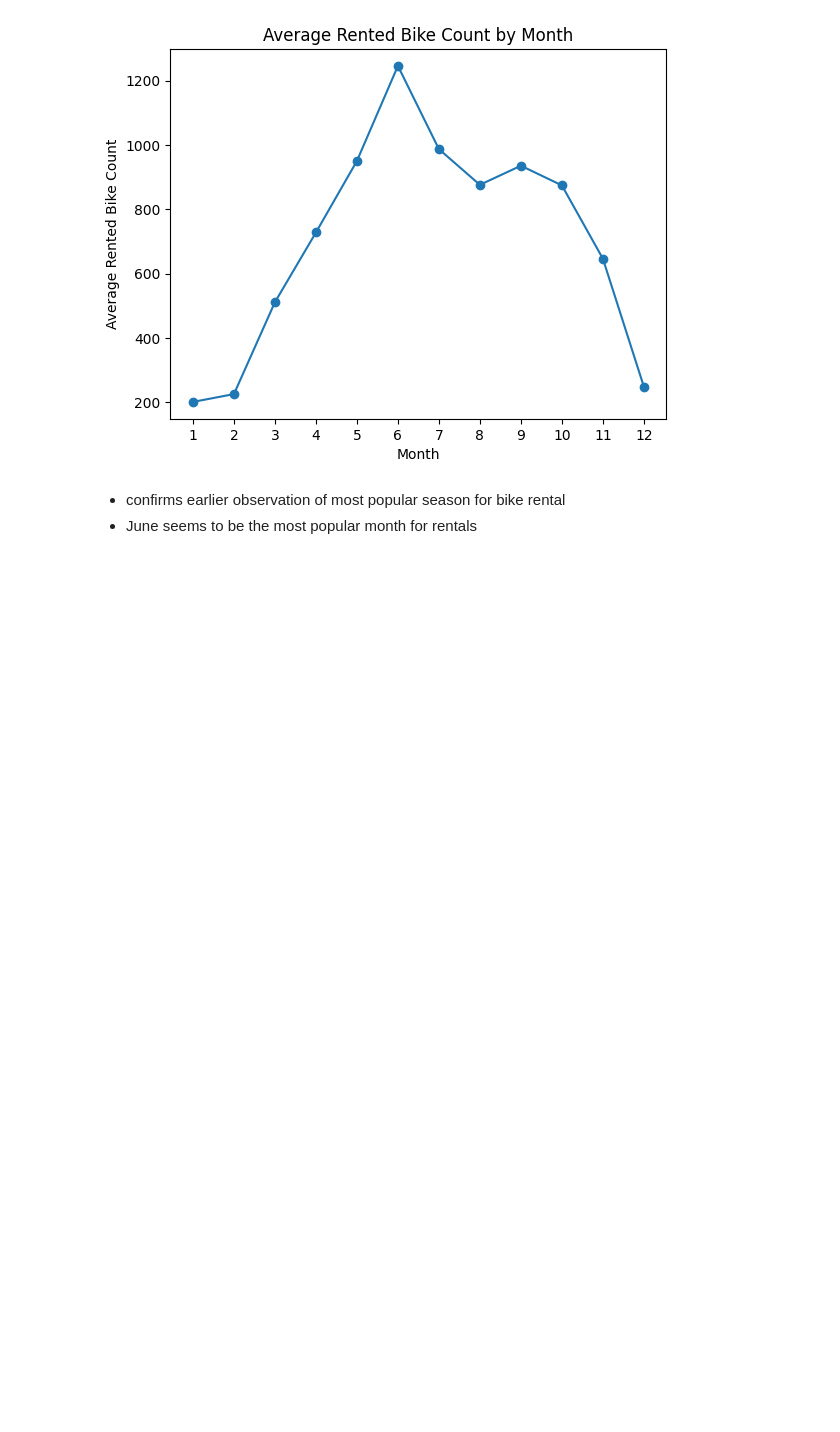
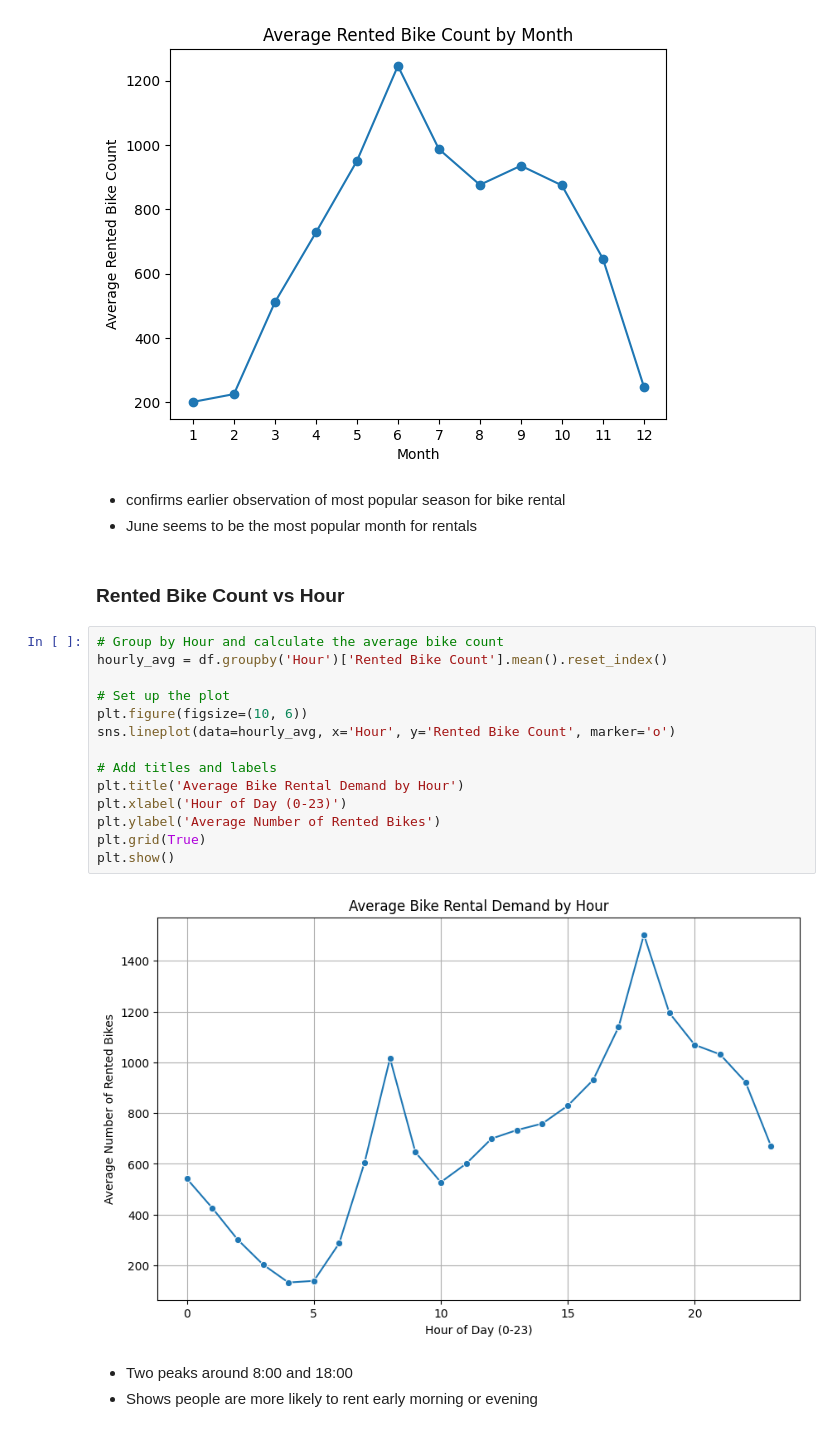
Before and after one commit to kennyluu130/Seoul-Bike-Demand, a Jupyter notebook: notebooks/EDA.ipynb, the cells around one changed output. Saved outputs shown, nothing was run; the diff lists cells and outputs as text; blank space fills up the shorter version.

```diff
--- a/notebooks/EDA.ipynb
+++ b/notebooks/EDA.ipynb
@@ -188,3 +209,24 @@ plt.show()
 # %% [markdown]
 - confirms earlier observation of most popular season for bike rental
 - June seems to be the most popular month for rentals
+# %% [markdown]
+### Rented Bike Count vs Hour
+# %%
+# Group by Hour and calculate the average bike count
+hourly_avg = df.groupby('Hour')['Rented Bike Count'].mean().reset_index()
+
+# Set up the plot
+plt.figure(figsize=(10, 6))
+sns.lineplot(data=hourly_avg, x='Hour', y='Rented Bike Count', marker='o')
+
+# Add titles and labels
+plt.title('Average Bike Rental Demand by Hour')
+plt.xlabel('Hour of Day (0-23)')
+plt.ylabel('Average Number of Rented Bikes')
+plt.grid(True)
+plt.show()
+# %% [output]
+[figure, added]
+# %% [markdown]
+- Two peaks around 8:00 and 18:00
+- Shows people are more likely to rent early morning or evening
```
Also changed, not shown: parts of 11 cells of this notebook, 11 other files.
